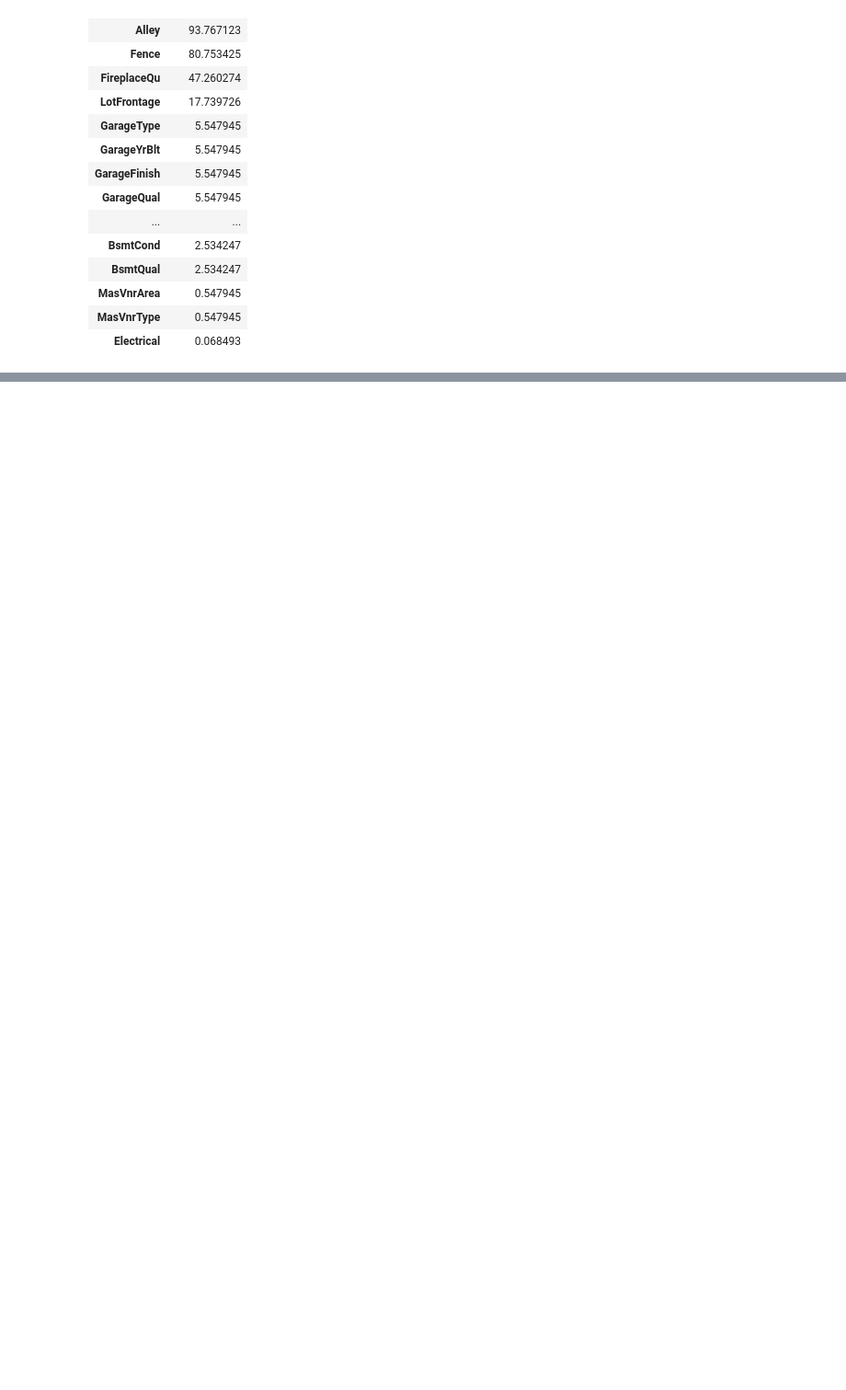
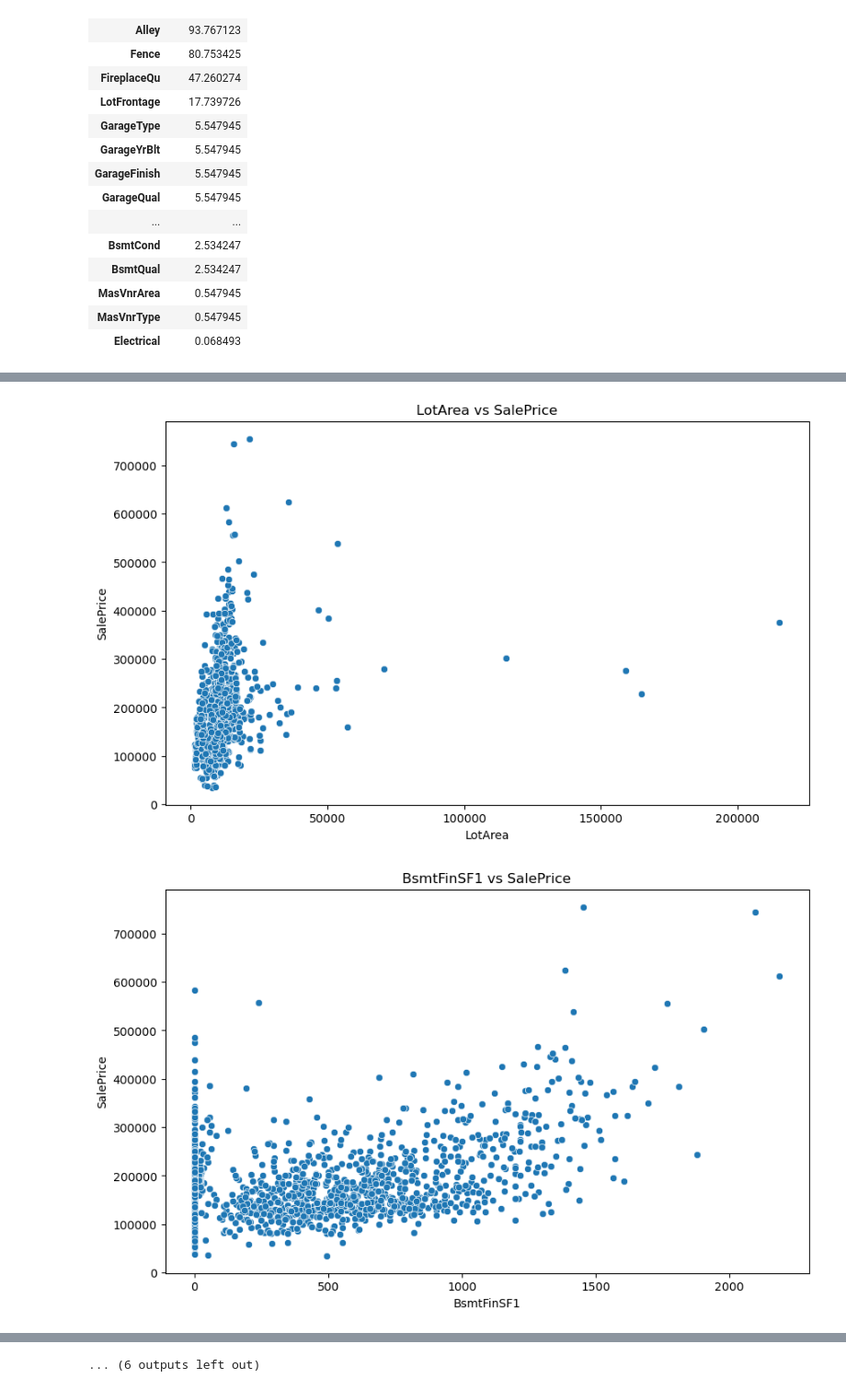
Before and after one commit to arfat122/Machine-Learning, a Jupyter notebook: Linear Regression.ipynb, the cells around one changed output, grey strips where cells are left out. Shown at 92% size. Drawn from its saved outputs; the diff is of its cells as text; code cells hidden in the pictures; blank space fills up the shorter version.

```diff
--- a/Linear Regression.ipynb
+++ b/Linear Regression.ipynb
@@ -71,0 +152,4 @@ missing_data.head(20)
+# %%
+data['yyyy_mm_sold'] = data[['YrSold','MoSold']].apply(lambda x: str(x[0]) + '-' + str(x[1]), axis=1)
+# %%
+data.drop(['YrSold','MoSold'], axis=1, inplace=True)
@@ -71,0 +181,8 @@ missing_data.head(20)
+# %%
+data['Total_sqft'] = data['TotalBsmtSF'] + data['1stFlrSF'] + data['2ndFlrSF']
+# %%
+numerical_features = ['LotArea', 'BsmtFinSF1',
+       'BsmtFinSF2', 'BsmtUnfSF', 'TotalBsmtSF', '1stFlrSF', '2ndFlrSF',
+       'LowQualFinSF', 'GrLivArea','GarageArea', 'WoodDeckSF', 'OpenPorchSF',
+       'EnclosedPorch', '3SsnPorch', 'ScreenPorch', 'PoolArea', 'MiscVal',
+       'SalePrice', 'Total_sqft']
@@ -71,0 +193,13 @@ missing_data.head(20)
+# %%
+# Plot numerical features vs SalePrice
+for feature in numerical_features:
+    if feature != 'SalePrice':
+        plt.figure(figsize=(10, 6))
+        sns.scatterplot(x=data[feature], y=data['SalePrice'])
+        plt.title(f'{feature} vs SalePrice')
+        plt.xlabel(feature)
+        plt.ylabel('SalePrice')
+        plt.show()
+# %% [output]
+[figure, added]
+[figure, added]
@@ -71,0 +216 @@ missing_data.head(20)
+... (6 outputs left out)
```
Also changed, not shown: parts of 42 cells of this notebook, 1 other file.
